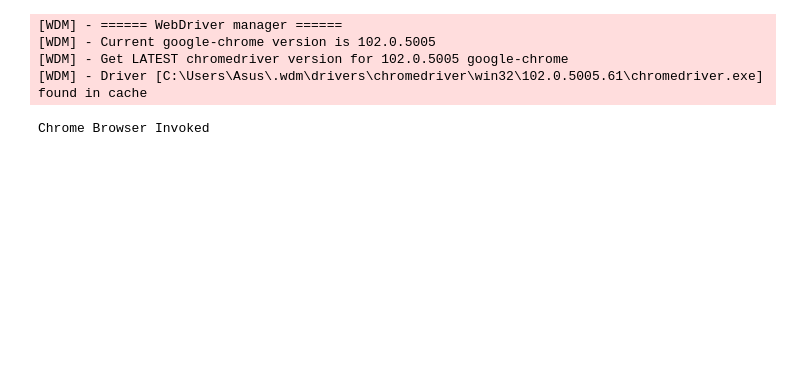
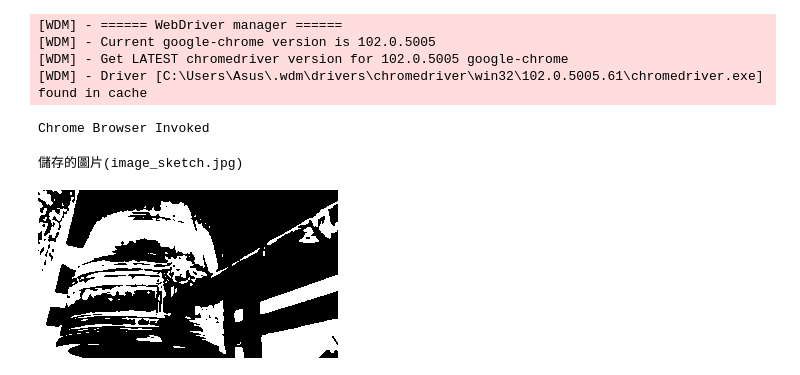
Before and after one commit to FOBshippingpoint/garticio_selenium, a Jupyter notebook: image.ipynb, the cells around one changed output. Saved outputs shown, nothing was run; the diff lists cells and outputs as text; code cells hidden in the pictures; blank space fills up the shorter version.

```diff
--- a/image.ipynb
+++ b/image.ipynb
@@ -27,3 +24,17 @@ print("Chrome Browser Invoked")
 [WDM] - Get LATEST chromedriver version for 102.0.5005 google-chrome
 [WDM] - Driver [C:\Users\Asus\.wdm\drivers\chromedriver\win32\102.0.5005.61\chromedriver.exe] found in cache
 Chrome Browser Invoked
+# %%
+# save the stencil image
+canvas = driver.find_element(By.ID, 'pictureStencil')
+canvas_base64 = driver.execute_script("return arguments[0].toDataURL('image/jpg').substring(21);", canvas)
+canvas_jpg = b64decode(canvas_base64)
+
+with open('image_sketch.jpg', 'wb') as f:
+    f.write(canvas_jpg)
+
+print('儲存的圖片(image_sketch.jpg)')
+display(Image.open('image_sketch.jpg'))
+# %% [output]
+儲存的圖片(image_sketch.jpg)
+[figure, added]
```
Also changed, not shown: parts of 1 cell of this notebook, 8 other files.
